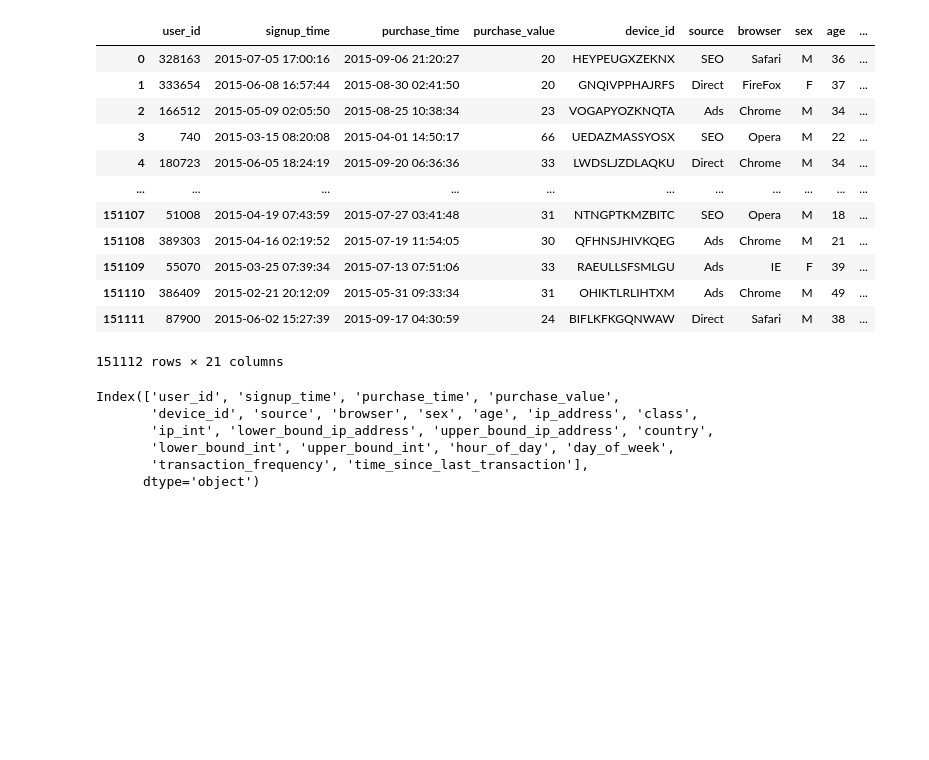
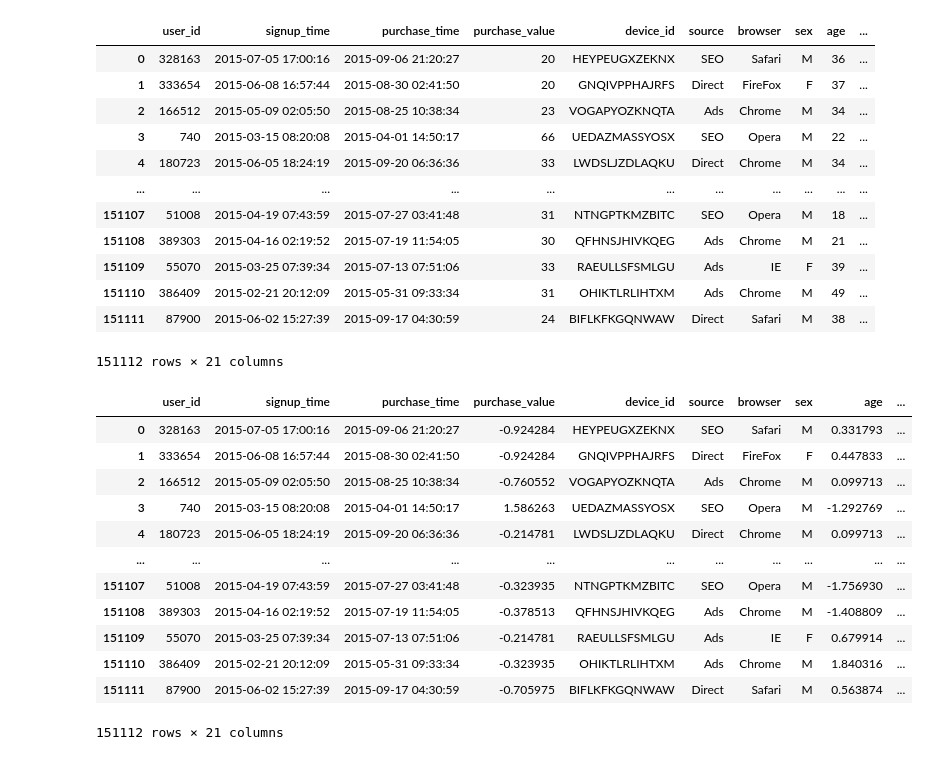
Before and after one commit to Natnahom/kaim-week-8_and_9, a Jupyter notebook: notebooks/analysis1.ipynb, the cells around one changed output. Cells and saved outputs as stored; diff of their text form; code cells hidden in the pictures; blank space fills up the shorter version.

```diff
--- a/notebooks/analysis1.ipynb
+++ b/notebooks/analysis1.ipynb
@@ -166,19 +166,26 @@ merged_data
 | 151110 | 386409 | 2015-02-21 20:12:09 | 2015-05-31 09:33:34 | 31 | OHIKTLRLIHTXM | Ads | Chrome | M | 49 | ... |
 | 151111 | 87900 | 2015-06-02 15:27:39 | 2015-09-17 04:30:59 | 24 | BIFLKFKGQNWAW | Direct | Safari | M | 38 | ... |
 151112 rows × 21 columns
-# %%
-merged_data['purchase_time'].dtype
-# %% [output]
-Index(['user_id', 'signup_time', 'purchase_time', 'purchase_value',
-       'device_id', 'source', 'browser', 'sex', 'age', 'ip_address', 'class',
-       'ip_int', 'lower_bound_ip_address', 'upper_bound_ip_address', 'country',
-       'lower_bound_int', 'upper_bound_int', 'hour_of_day', 'day_of_week',
-       'transaction_frequency', 'time_since_last_transaction'],
-      dtype='object')
 # %%
 # Normalize numerical features
 numerical_columns = ['purchase_value', 'age', 'transaction_frequency', 'time_since_last_transaction']
 normalized_data = normalize_data(merged_data, numerical_columns)
+# %%
+normalized_data
+# %% [output]
+|  | user_id | signup_time | purchase_time | purchase_value | device_id | source | browser | sex | age | ... |
+| 0 | 328163 | 2015-07-05 17:00:16 | 2015-09-06 21:20:27 | -0.924284 | HEYPEUGXZEKNX | SEO | Safari | M | 0.331793 | ... |
+| 1 | 333654 | 2015-06-08 16:57:44 | 2015-08-30 02:41:50 | -0.924284 | GNQIVPPHAJRFS | Direct | FireFox | F | 0.447833 | ... |
+| 2 | 166512 | 2015-05-09 02:05:50 | 2015-08-25 10:38:34 | -0.760552 | VOGAPYOZKNQTA | Ads | Chrome | M | 0.099713 | ... |
+| 3 | 740 | 2015-03-15 08:20:08 | 2015-04-01 14:50:17 | 1.586263 | UEDAZMASSYOSX | SEO | Opera | M | -1.292769 | ... |
+| 4 | 180723 | 2015-06-05 18:24:19 | 2015-09-20 06:36:36 | -0.214781 | LWDSLJZDLAQKU | Direct | Chrome | M | 0.099713 | ... |
+| ... | ... | ... | ... | ... | ... | ... | ... | ... | ... | ... |
+| 151107 | 51008 | 2015-04-19 07:43:59 | 2015-07-27 03:41:48 | -0.323935 | NTNGPTKMZBITC | SEO | Opera | M | -1.756930 | ... |
+| 151108 | 389303 | 2015-04-16 02:19:52 | 2015-07-19 11:54:05 | -0.378513 | QFHNSJHIVKQEG | Ads | Chrome | M | -1.408809 | ... |
+| 151109 | 55070 | 2015-03-25 07:39:34 | 2015-07-13 07:51:06 | -0.214781 | RAEULLSFSMLGU | Ads | IE | F | 0.679914 | ... |
+| 151110 | 386409 | 2015-02-21 20:12:09 | 2015-05-31 09:33:34 | -0.323935 | OHIKTLRLIHTXM | Ads | Chrome | M | 1.840316 | ... |
+| 151111 | 87900 | 2015-06-02 15:27:39 | 2015-09-17 04:30:59 | -0.705975 | BIFLKFKGQNWAW | Direct | Safari | M | 0.563874 | ... |
+151112 rows × 21 columns
 # %%
 # Encode categorical features
 categorical_columns = ['source', 'browser', 'sex']
```
Also changed, not shown: parts of 3 cells of this notebook, 1 other file.
